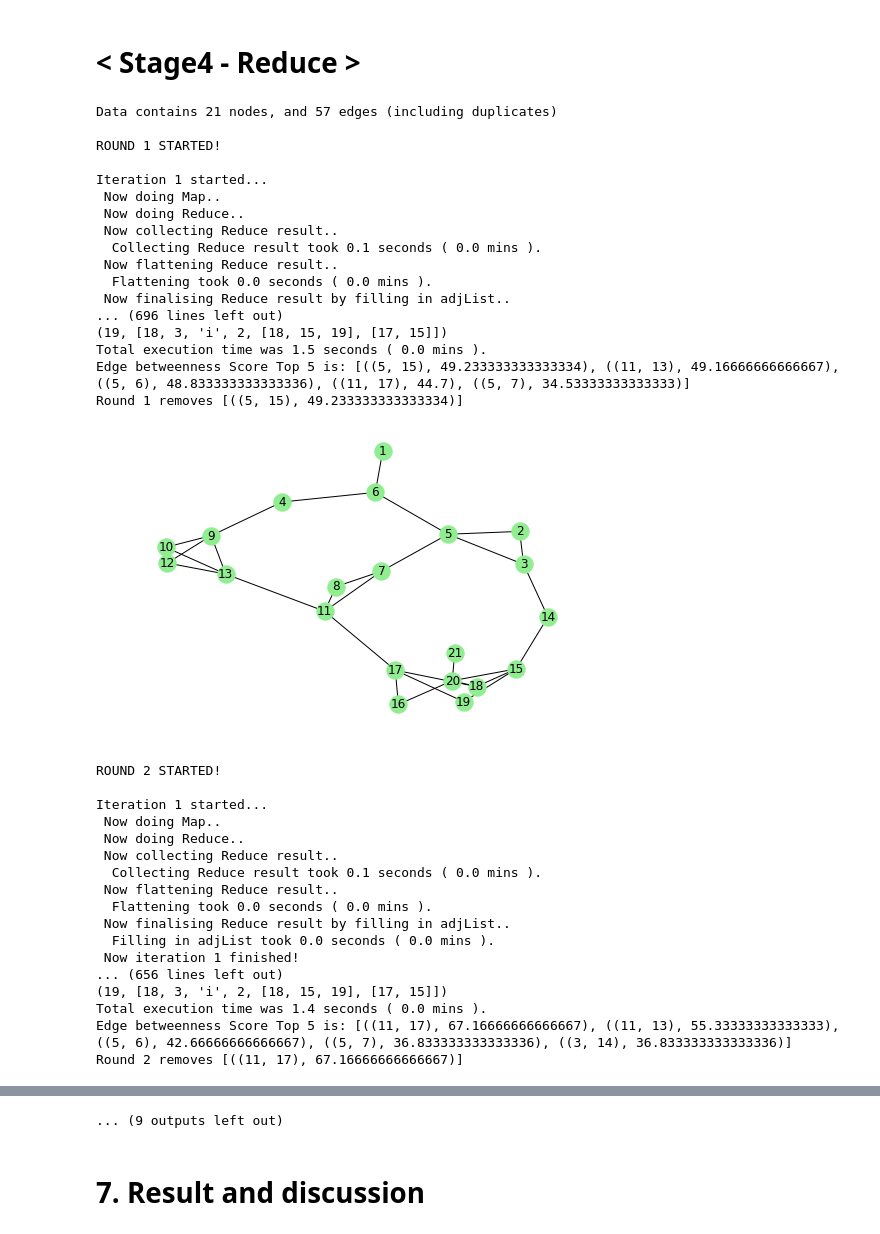
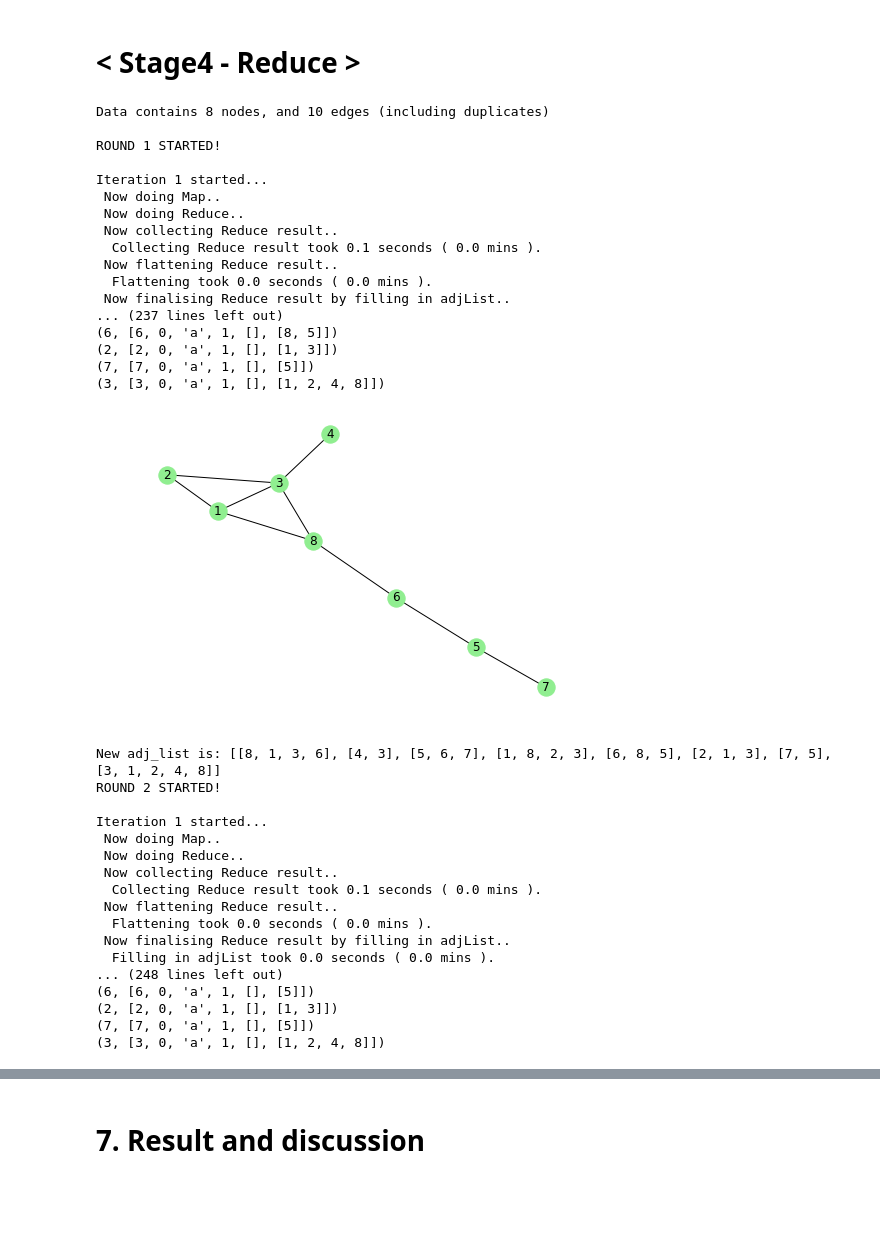
Before and after one commit to Yosuke-Ijiri/ELTDM-Project, a Jupyter notebook: ELTDM_Notebook_aggregated.ipynb, the cells around one changed output, grey strips where cells are left out. Saved outputs shown, nothing was run; the diff lists cells and outputs as text; code cells hidden in the pictures; blank space fills up the shorter version.

Commit message:
Debug to be done

```diff
--- a/ELTDM_Notebook_aggregated.ipynb
+++ b/ELTDM_Notebook_aggregated.ipynb
@@ -57,7 +57,7 @@ os.getcwd()
 # %%
 # Read the data
 #data = np.loadtxt("./Data/ca-GrQc_small.txt", dtype='uint16')
-data = np.loadtxt("./Data/test.txt", dtype='uint16')
+data = np.loadtxt("./Data/test2.txt", dtype='uint16')
 print(data)
 print(type(data))
 #data_ = pd.DataFrame(data)
@@ -373,13 +367,12 @@ def stage4_map(x):
 # %%
 def stage4_reduce(x, y):
     if x[2] == 'a' and y[2] == 'a':
-        x
         return x
     elif x[2] == 'a' and y[2] == 'i':
-        x[5] = y[5]
+        x[5] = y[5].copy()
         return x
     elif x[2] == 'i' and y[2] == 'a':
-        y[5] = x[5]
+        y[5] = x[5].copy()
         return y
     else:
         return x
@@ -421,7 +414,7 @@ def draw_graph(graph):
 # %%
 import time
 
-rounds=10
+rounds=3
 r=1
 removed_edges=[]
 print("Data contains", len(nodeId), "nodes, and", nrow, "edges (including duplicates) \n")
@@ -494,9 +487,9 @@ for i in range(rounds):
         ite += 1
     stage1_output = output.copy()
     print("All the iterations have finished. Stage1 was iterated for", ite-1, "times.")
-    print("Stage1 result is:")
-    for i in range(len(stage1_output)):
-        print(stage1_output[i])
+    print("Stage1 result is:")  # DELETE AFTER DEBUG
+    for i in range(len(stage1_output)):  # DELETE AFTER DEBUG
+        print(stage1_output[i])  # DELETE AFTER DEBUG
     t_end = time.time()
     elapsed_time = t_end-t_start
     elapsed_time_min = elapsed_time/60
@@ -520,40 +513,49 @@ for i in range(rounds):
     print("Edge betweenness Score Top 5 is:", top5)
     print("Round", r, "removes", distributed_cache)
     removed_edges.append(distributed_cache)
 # Stage4
     pos_map4 = pre_map2.flatMap(stage4_map)
+    debug = pos_map4.collect()  # DELETE AFTER DEBUG
+    print("post map4 result is:")  # DELETE AFTER DEBUG
+    for i in range(len(debug)):  # DELETE AFTER DEBUG
+        print(debug[i])  # DELETE AFTER DEBUG
     pos_red4 = pos_map4.reduceByKey(stage4_reduce)
     output = pos_red4.collect()
+    print("Stage4 output is:")  # DELETE AFTER DEBUG
+    for i in range(len(output)):  # DELETE AFTER DEBUG
+        print(output[i])  # DELETE AFTER DEBUG
     elist = from_tuples_to_edgelist(output)
     draw_graph(elist)
 # Update adj_list
     adj_list = []
     for i in range(len(output)):
         targ = [output[i][0]]
         targ.extend(output[i][1][5])
         adj_list.append(targ)
+    print("New adj_list is:", adj_list)  # DELETE AFTER DEBUG
     r += 1
 
 print('All the ', r-1, "rounds have finished. Removed edges were", removed_edges, ". \nPlease check graph figures.")
 # %% [output]
-Data contains 21 nodes, and 57 edges (including duplicates)
+Data contains 8 nodes, and 10 edges (including duplicates)
 
 ROUND 1 STARTED!
 
 Iteration 1 started...
  Now doing Map..
  Now doing Reduce..
  Now collecting Reduce result..
   Collecting Reduce result took 0.1 seconds ( 0.0 mins ).
  Now flattening Reduce result..
   Flattening took 0.0 seconds ( 0.0 mins ).
  Now finalising Reduce result by filling in adjList..
-... (696 lines left out)
-(19, [18, 3, 'i', 2, [18, 15, 19], [17, 15]])
-Total execution time was 1.5 seconds ( 0.0 mins ).
-Edge betweenness Score Top 5 is: [((5, 15), 49.233333333333334), ((11, 13), 49.16666666666667), ((5, 6), 48.833333333333336), ((11, 17), 44.7), ((5, 7), 34.53333333333333)]
-Round 1 removes [((5, 15), 49.233333333333334)]
+... (237 lines left out)
+(6, [6, 0, 'a', 1, [], [8, 5]])
+(2, [2, 0, 'a', 1, [], [1, 3]])
+(7, [7, 0, 'a', 1, [], [5]])
+(3, [3, 0, 'a', 1, [], [1, 2, 4, 8]])
-[figure, old version]
+[figure, new version]
+New adj_list is: [[8, 1, 3, 6], [4, 3], [5, 6, 7], [1, 8, 2, 3], [6, 8, 5], [2, 1, 3], [7, 5], [3, 1, 2, 4, 8]]
 ROUND 2 STARTED!
 
 Iteration 1 started...
@@ -565,9 +567,8 @@ Iteration 1 started...
   Flattening took 0.0 seconds ( 0.0 mins ).
  Now finalising Reduce result by filling in adjList..
   Filling in adjList took 0.0 seconds ( 0.0 mins ).
- Now iteration 1 finished!
-... (656 lines left out)
-(19, [18, 3, 'i', 2, [18, 15, 19], [17, 15]])
-Total execution time was 1.4 seconds ( 0.0 mins ).
-Edge betweenness Score Top 5 is: [((11, 17), 67.16666666666667), ((11, 13), 55.33333333333333), ((5, 6), 42.66666666666667), ((5, 7), 36.833333333333336), ((3, 14), 36.833333333333336)]
-Round 2 removes [((11, 17), 67.16666666666667)]
+... (248 lines left out)
+(6, [6, 0, 'a', 1, [], [5]])
+(2, [2, 0, 'a', 1, [], [1, 3]])
+(7, [7, 0, 'a', 1, [], [5]])
+(3, [3, 0, 'a', 1, [], [1, 2, 4, 8]])
@@ -647,4 +597,3 @@ Round 6 removes [((4, 9), 12.0)]
-... (9 outputs left out)
 # %% [markdown]
 # 7. Result and discussion
 # %% [markdown]
```
Also changed, not shown: parts of 4 cells of this notebook, 11 other files.
